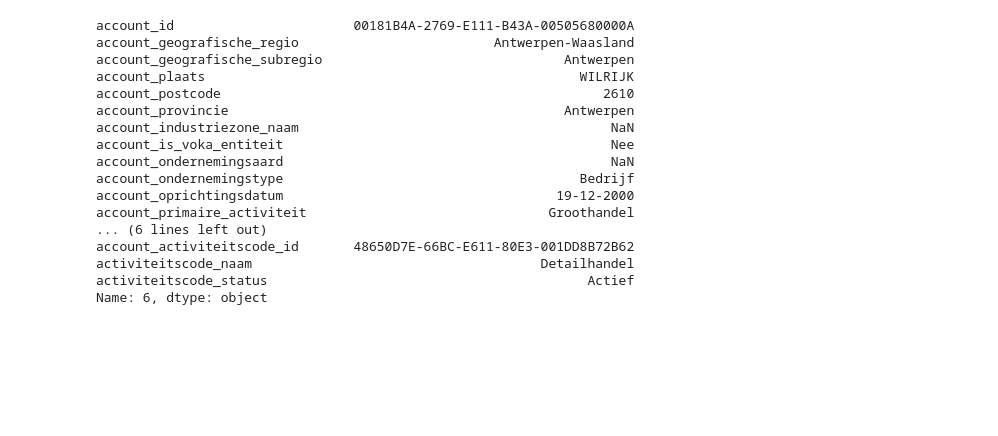
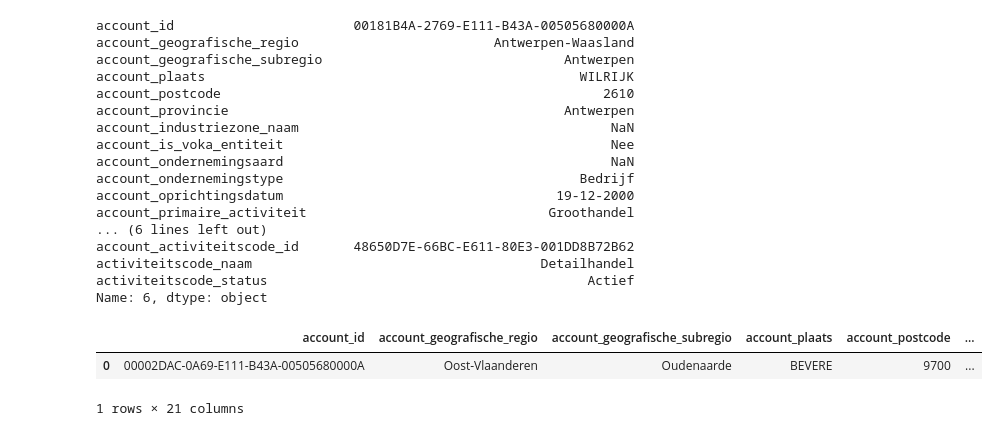
Before and after one commit to Floris-Buyse-FB/Data-Engineering-Project-2, a Jupyter notebook: scripts/AA_ALL_ACCOUNT.ipynb, the cells around one changed output. Drawn from its saved outputs; the diff is of its cells as text; code cells hidden in the pictures; blank space fills up the shorter version.

```diff
--- a/scripts/merge_account_activiteit.ipynb
+++ b/scripts/AA_ALL_ACCOUNT.ipynb
@@ -175,3 +175,9 @@ account_activiteitscode_id       48650D7E-66BC-E611-80E3-001DD8B72B62
 activiteitscode_naam                                     Detailhandel
 activiteitscode_status                                         Actief
 Name: 6, dtype: object
+# %%
+merged_data[merged_data['account_id'] == '00002DAC-0A69-E111-B43A-00505680000A']
+# %% [output]
+|  | account_id | account_geografische_regio | account_geografische_subregio | account_plaats | account_postcode | ... |
+| 0 | 00002DAC-0A69-E111-B43A-00505680000A | Oost-Vlaanderen | Oudenaarde | BEVERE | 9700 | ... |
+1 rows × 21 columns
```
Also changed, not shown: parts of 2 cells of this notebook, 1 other file.
